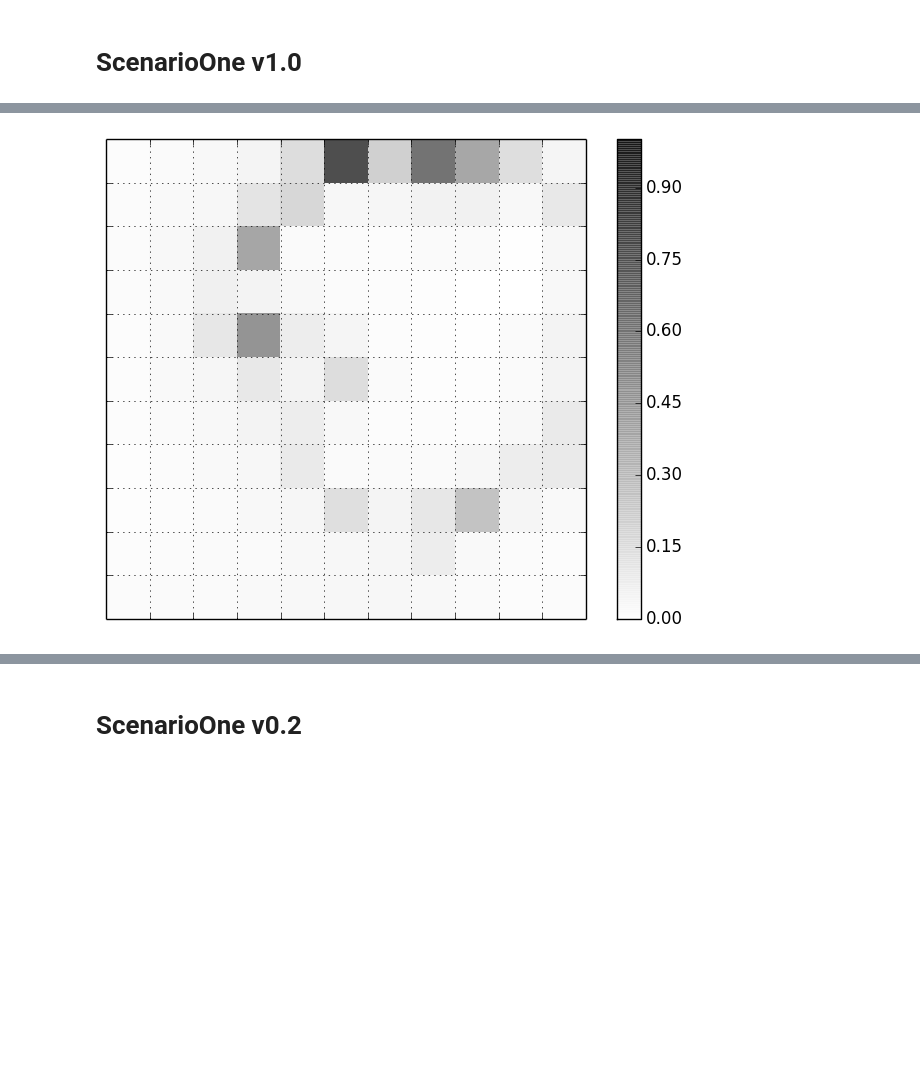
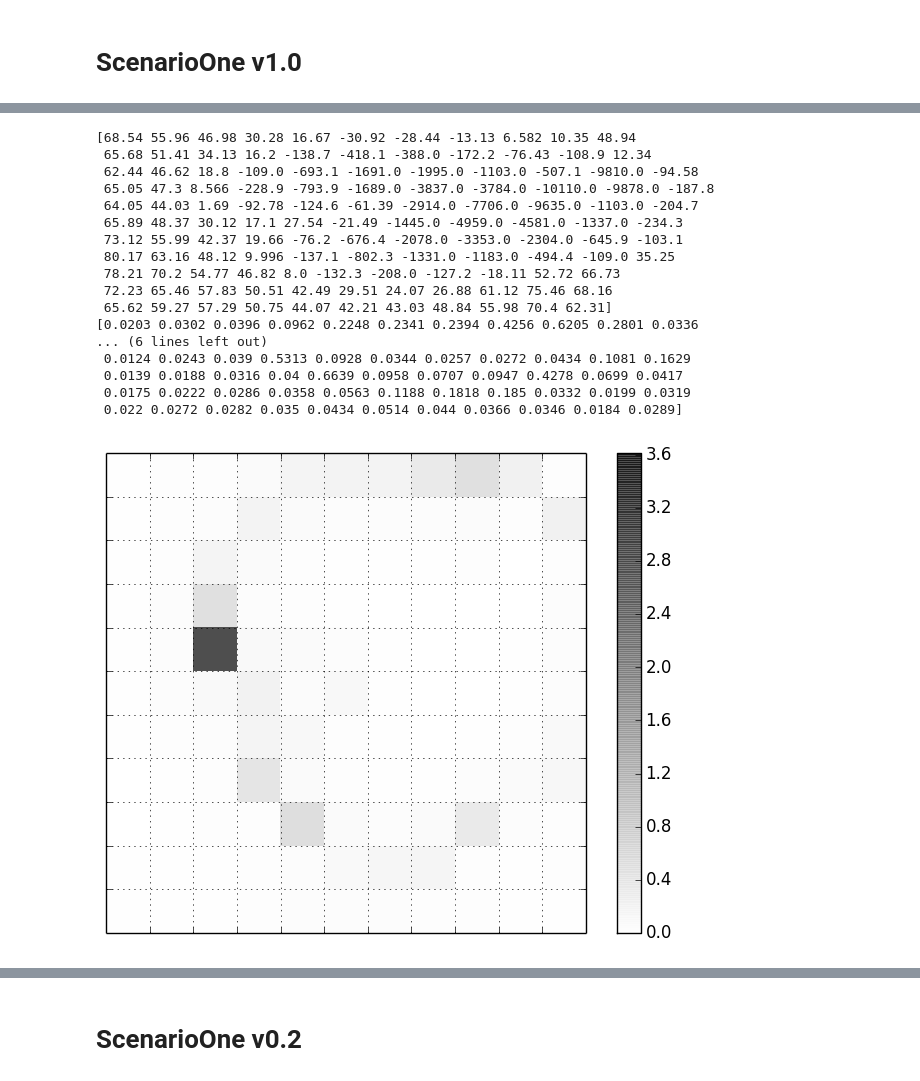
Before and after one commit to neosado/Firestorm, a Jupyter notebook: ScenarioOne.ipynb, the cells around one changed output, grey strips where cells are left out. Drawn from its saved outputs; the diff is of its cells as text; code cells hidden in the pictures; blank space fills up the shorter version.

```diff
--- a/ScenarioOne.ipynb
+++ b/ScenarioOne.ipynb
@@ -6,7 +6,6 @@ include("ScenarioOneIJUtil.jl")
 # %% [markdown]
 # ScenarioOne v1.0
 # %%
-timestamp = 1430954457
-#datafile = "datafiles/s1results_v1_0.jld.$timestamp"
-datafile = "s1results_v1_0.jld.$timestamp"
+timestamp = 1431842409
+datafile = "datafiles/s1results_v1_0.jld.$timestamp"
 ;
@@ -13,10 +38,27 @@ datafile = "s1results_v1_0.jld.$timestamp"
 # %%
-#U, RE, N, params = plotEvaluation("1.0", 1, :stay, draw = true, plots = :RE, bLabel = false, datafile = datafile, r_surveillance = 20., uav_surveillance_pattern = :mower)
+params, U, RE, N = plotEvaluation("1.0", 1, :stay, draw = true, plots = :RE, bLabel = false, datafile = datafile, r_surveillance = 20., uav_surveillance_pattern = :mower, MS = false)
 #savefig("RE.png")
-#println(map(x -> round(signif(x, 4), 4), U))
-#println(map(x -> round(signif(x, 4), 4), RE))
+println(map(x -> round(signif(x, 4), 4), U))
+println(map(x -> round(signif(x, 4), 4), RE))
 ;
 # %% [output]
+[68.54 55.96 46.98 30.28 16.67 -30.92 -28.44 -13.13 6.582 10.35 48.94
+ 65.68 51.41 34.13 16.2 -138.7 -418.1 -388.0 -172.2 -76.43 -108.9 12.34
+ 62.44 46.62 18.8 -109.0 -693.1 -1691.0 -1995.0 -1103.0 -507.1 -9810.0 -94.58
+ 65.05 47.3 8.566 -228.9 -793.9 -1689.0 -3837.0 -3784.0 -10110.0 -9878.0 -187.8
+ 64.05 44.03 1.69 -92.78 -124.6 -61.39 -2914.0 -7706.0 -9635.0 -1103.0 -204.7
+ 65.89 48.37 30.12 17.1 27.54 -21.49 -1445.0 -4959.0 -4581.0 -1337.0 -234.3
+ 73.12 55.99 42.37 19.66 -76.2 -676.4 -2078.0 -3353.0 -2304.0 -645.9 -103.1
+ 80.17 63.16 48.12 9.996 -137.1 -802.3 -1331.0 -1183.0 -494.4 -109.0 35.25
+ 78.21 70.2 54.77 46.82 8.0 -132.3 -208.0 -127.2 -18.11 52.72 66.73
+ 72.23 65.46 57.83 50.51 42.49 29.51 24.07 26.88 61.12 75.46 68.16
+ 65.62 59.27 57.29 50.75 44.07 42.21 43.03 48.84 55.98 70.4 62.31]
+[0.0203 0.0302 0.0396 0.0962 0.2248 0.2341 0.2394 0.4256 0.6205 0.2801 0.0336
+... (6 lines left out)
+ 0.0124 0.0243 0.039 0.5313 0.0928 0.0344 0.0257 0.0272 0.0434 0.1081 0.1629
+ 0.0139 0.0188 0.0316 0.04 0.6639 0.0958 0.0707 0.0947 0.4278 0.0699 0.0417
+ 0.0175 0.0222 0.0286 0.0358 0.0563 0.1188 0.1818 0.185 0.0332 0.0199 0.0319
+ 0.022 0.0272 0.0282 0.035 0.0434 0.0514 0.044 0.0366 0.0346 0.0184 0.0289]
-[figure, old version]
+[figure, new version]
 # %%
 f = figure(facecolor = "white")
```
Also changed, not shown: parts of 7 cells of this notebook, 1 other file.
